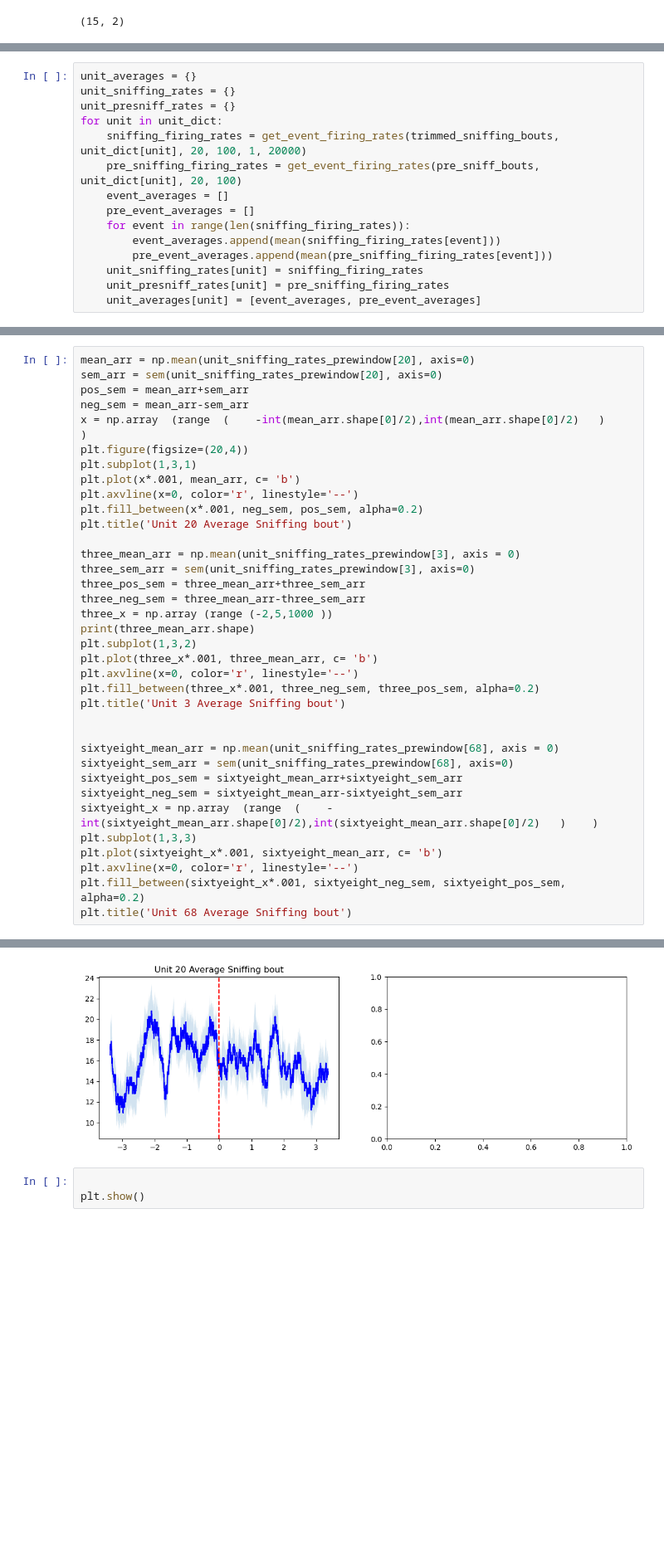
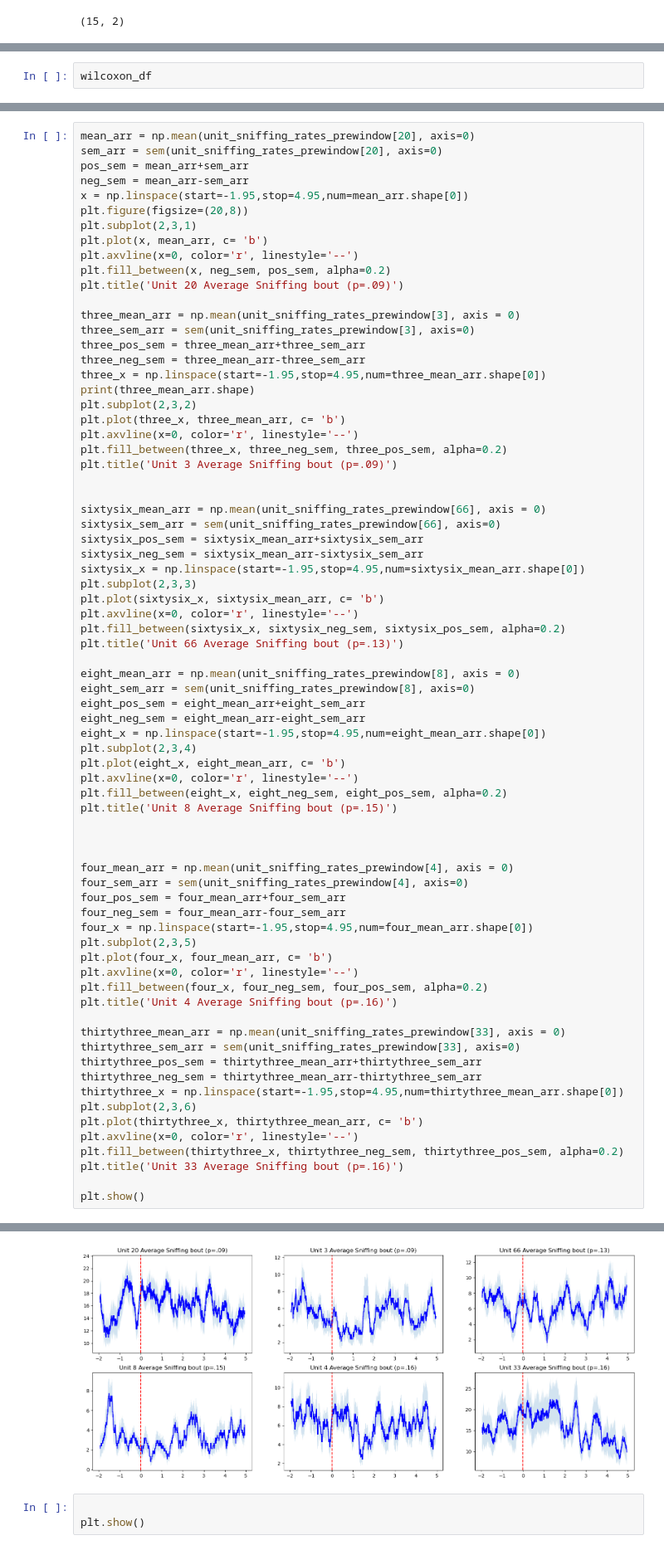
Before and after one commit to tomHep10/diff_fam_social_memory_ephys, a Jupyter notebook: Spike_analysis.ipynb, the cells around one changed output, grey strips where cells are left out. Shown at 83% size. Cells and saved outputs as stored; diff of their text form; blank space fills up the shorter version.

Commit message:
Created a wilcoxon average firing rate function

```diff
--- a/Spike_analysis.ipynb
+++ b/Spike_analysis.ipynb
@@ -331,16 +373,3 @@ for bout in range(len(sniffing_bouts)):
 # %%
-unit_averages = {}
-unit_sniffing_rates = {}
-unit_presniff_rates = {}
-for unit in unit_dict:
-    sniffing_firing_rates = get_event_firing_rates(trimmed_sniffing_bouts, unit_dict[unit], 20, 100, 1, 20000)
-    pre_sniffing_firing_rates = get_event_firing_rates(pre_sniff_bouts, unit_dict[unit], 20, 100)
-    event_averages = []
-    pre_event_averages = []
-    for event in range(len(sniffing_firing_rates)):
-        event_averages.append(mean(sniffing_firing_rates[event]))
-        pre_event_averages.append(mean(pre_sniffing_firing_rates[event]))
-    unit_sniffing_rates[unit] = sniffing_firing_rates
-    unit_presniff_rates[unit] = pre_sniffing_firing_rates
-    unit_averages[unit] = [event_averages, pre_event_averages]
+wilcoxon_df
 # %% [output]
@@ -410,36 +405,73 @@ mean_arr = np.mean(unit_sniffing_rates_prewindow[20], axis=0)
 sem_arr = sem(unit_sniffing_rates_prewindow[20], axis=0)
 pos_sem = mean_arr+sem_arr
 neg_sem = mean_arr-sem_arr
-x = np.array  (range  (    -int(mean_arr.shape[0]/2),int(mean_arr.shape[0]/2)   )    )
-plt.figure(figsize=(20,4))
-plt.subplot(1,3,1)
-plt.plot(x*.001, mean_arr, c= 'b')
+x = np.linspace(start=-1.95,stop=4.95,num=mean_arr.shape[0])
+plt.figure(figsize=(20,8))
+plt.subplot(2,3,1)
+plt.plot(x, mean_arr, c= 'b')
 plt.axvline(x=0, color='r', linestyle='--')
-plt.fill_between(x*.001, neg_sem, pos_sem, alpha=0.2)
-plt.title('Unit 20 Average Sniffing bout')
+plt.fill_between(x, neg_sem, pos_sem, alpha=0.2)
+plt.title('Unit 20 Average Sniffing bout (p=.09)')
 
 three_mean_arr = np.mean(unit_sniffing_rates_prewindow[3], axis = 0)
 three_sem_arr = sem(unit_sniffing_rates_prewindow[3], axis=0)
 three_pos_sem = three_mean_arr+three_sem_arr
 three_neg_sem = three_mean_arr-three_sem_arr
-three_x = np.array (range (-2,5,1000 ))
+three_x = np.linspace(start=-1.95,stop=4.95,num=three_mean_arr.shape[0])
 print(three_mean_arr.shape)
-plt.subplot(1,3,2)
-plt.plot(three_x*.001, three_mean_arr, c= 'b')
+plt.subplot(2,3,2)
+plt.plot(three_x, three_mean_arr, c= 'b')
 plt.axvline(x=0, color='r', linestyle='--')
-plt.fill_between(three_x*.001, three_neg_sem, three_pos_sem, alpha=0.2)
-plt.title('Unit 3 Average Sniffing bout')
+plt.fill_between(three_x, three_neg_sem, three_pos_sem, alpha=0.2)
+plt.title('Unit 3 Average Sniffing bout (p=.09)')
 
 
-sixtyeight_mean_arr = np.mean(unit_sniffing_rates_prewindow[68], axis = 0)
-sixtyeight_sem_arr = sem(unit_sniffing_rates_prewindow[68], axis=0)
-sixtyeight_pos_sem = sixtyeight_mean_arr+sixtyeight_sem_arr
-sixtyeight_neg_sem = sixtyeight_mean_arr-sixtyeight_sem_arr
-sixtyeight_x = np.array  (range  (    -int(sixtyeight_mean_arr.shape[0]/2),int(sixtyeight_mean_arr.shape[0]/2)   )    )
-plt.subplot(1,3,3)
-plt.plot(sixtyeight_x*.001, sixtyeight_mean_arr, c= 'b')
+sixtysix_mean_arr = np.mean(unit_sniffing_rates_prewindow[66], axis = 0)
+sixtysix_sem_arr = sem(unit_sniffing_rates_prewindow[66], axis=0)
+sixtysix_pos_sem = sixtysix_mean_arr+sixtysix_sem_arr
+sixtysix_neg_sem = sixtysix_mean_arr-sixtysix_sem_arr
+sixtysix_x = np.linspace(start=-1.95,stop=4.95,num=sixtysix_mean_arr.shape[0])
+plt.subplot(2,3,3)
+plt.plot(sixtysix_x, sixtysix_mean_arr, c= 'b')
 plt.axvline(x=0, color='r', linestyle='--')
-plt.fill_between(sixtyeight_x*.001, sixtyeight_neg_sem, sixtyeight_pos_sem, alpha=0.2)
-plt.title('Unit 68 Average Sniffing bout')
+plt.fill_between(sixtysix_x, sixtysix_neg_sem, sixtysix_pos_sem, alpha=0.2)
+plt.title('Unit 66 Average Sniffing bout (p=.13)')
+
+eight_mean_arr = np.mean(unit_sniffing_rates_prewindow[8], axis = 0)
+eight_sem_arr = sem(unit_sniffing_rates_prewindow[8], axis=0)
+eight_pos_sem = eight_mean_arr+eight_sem_arr
+eight_neg_sem = eight_mean_arr-eight_sem_arr
+eight_x = np.linspace(start=-1.95,stop=4.95,num=eight_mean_arr.shape[0])
+plt.subplot(2,3,4)
+plt.plot(eight_x, eight_mean_arr, c= 'b')
+plt.axvline(x=0, color='r', linestyle='--')
+plt.fill_between(eight_x, eight_neg_sem, eight_pos_sem, alpha=0.2)
+plt.title('Unit 8 Average Sniffing bout (p=.15)')
+
+
+
+four_mean_arr = np.mean(unit_sniffing_rates_prewindow[4], axis = 0)
+four_sem_arr = sem(unit_sniffing_rates_prewindow[4], axis=0)
+four_pos_sem = four_mean_arr+four_sem_arr
+four_neg_sem = four_mean_arr-four_sem_arr
+four_x = np.linspace(start=-1.95,stop=4.95,num=four_mean_arr.shape[0])
+plt.subplot(2,3,5)
+plt.plot(four_x, four_mean_arr, c= 'b')
+plt.axvline(x=0, color='r', linestyle='--')
+plt.fill_between(four_x, four_neg_sem, four_pos_sem, alpha=0.2)
+plt.title('Unit 4 Average Sniffing bout (p=.16)')
+
+thirtythree_mean_arr = np.mean(unit_sniffing_rates_prewindow[33], axis = 0)
+thirtythree_sem_arr = sem(unit_sniffing_rates_prewindow[33], axis=0)
+thirtythree_pos_sem = thirtythree_mean_arr+thirtythree_sem_arr
+thirtythree_neg_sem = thirtythree_mean_arr-thirtythree_sem_arr
+thirtythree_x = np.linspace(start=-1.95,stop=4.95,num=thirtythree_mean_arr.shape[0])
+plt.subplot(2,3,6)
+plt.plot(thirtythree_x, thirtythree_mean_arr, c= 'b')
+plt.axvline(x=0, color='r', linestyle='--')
+plt.fill_between(thirtythree_x, thirtythree_neg_sem, thirtythree_pos_sem, alpha=0.2)
+plt.title('Unit 33 Average Sniffing bout (p=.16)')
+
+plt.show()
 # %% [output]
 (6750,)
@@ -447,4 +478,4 @@ ValueError: x and y must have same first dimension, but have shapes (1,) and (67
-[figure, old version]
+[figure, new version]
 # %%
 
 plt.show()
```
Also changed, not shown: parts of 8 cells of this notebook.
